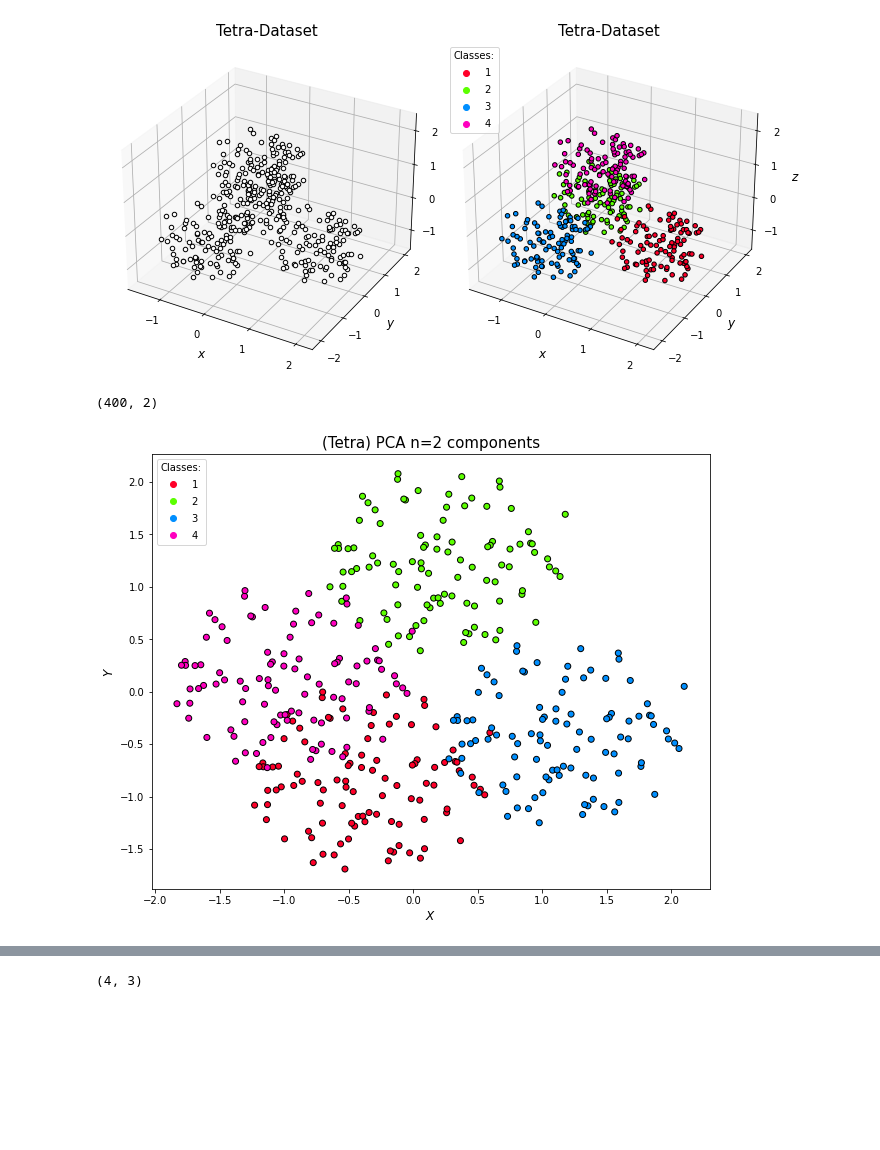
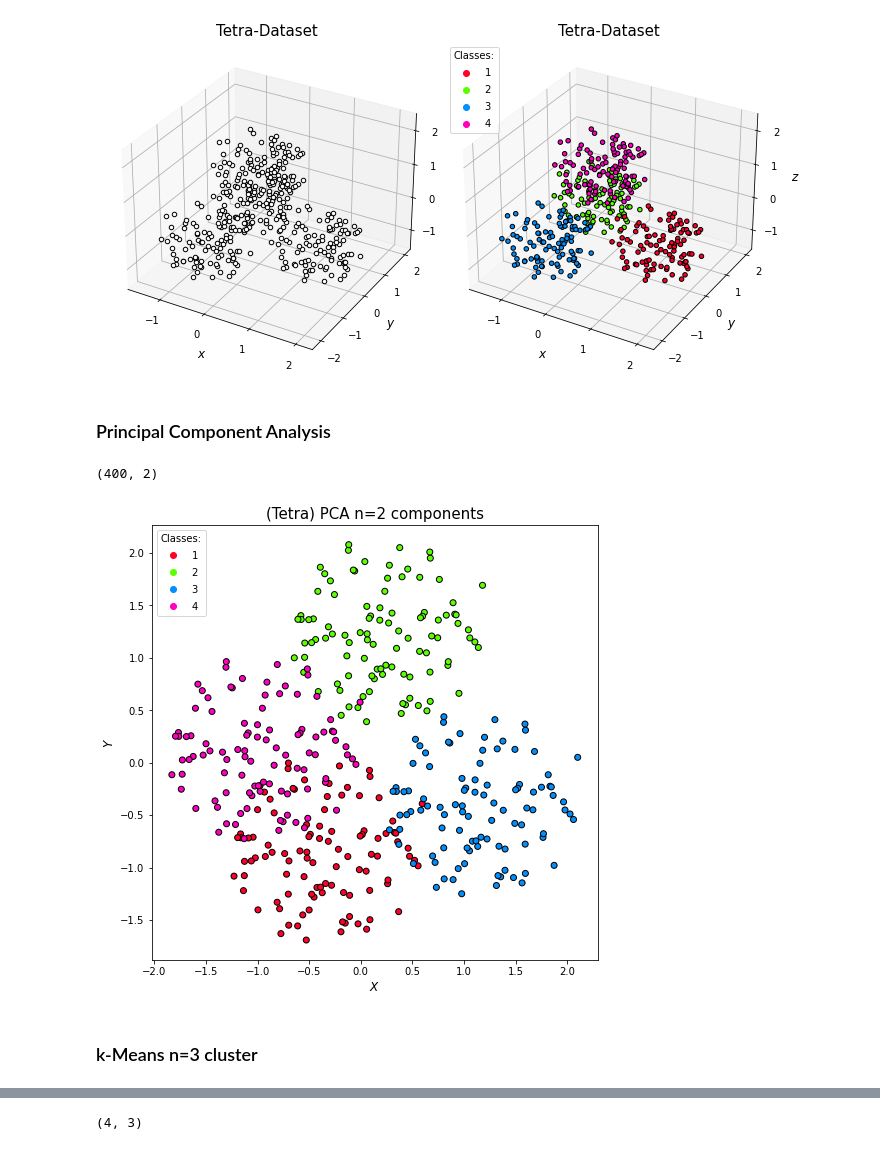
Before and after one commit to Timgrau/Machinelearning, a Jupyter notebook: Clustering/K-Means.ipynb, the cells around one changed output, grey strips where cells are left out. Drawn from its saved outputs; the diff is of its cells as text; code cells hidden in the pictures; blank space fills up the shorter version.

```diff
--- a/Clustering/K-Means.ipynb
+++ b/Clustering/K-Means.ipynb
@@ -65,6 +67,8 @@ plt.subplots_adjust(wspace=0.04)
 plt.show()
 # %% [output]
 [figure]
+# %% [markdown]
+### Principal Component Analysis
 # %%
 # Principal Component Analysis (PCA)
 
@@ -76,18 +80,22 @@ X_tetra_low.shape
 # %% [output]
 (400, 2)
 # %%
+import matplotlib.cm as cm
+
 # Have a look at the PCA results
 
-plt.figure(figsize=(10, 8))
+plt.figure(figsize=(8, 8))
 scatter = plt.scatter(X_tetra_low[:, 0], X_tetra_low[:, 1],
                       c=Y_tetra, edgecolor="black",
                       cmap=cm.gist_rainbow)
 plt.legend(*scatter.legend_elements(),
            title="Classes:", loc="upper left")
 plt.ylabel("$Y$", size=12)
 plt.xlabel("$X$", size=12)
 plt.title("(Tetra) PCA n=2 components", size=15)
 #plt.savefig("tetra_pca.pdf", dpi = 300, bbox_inches="tight")
 plt.show()
 # %% [output]
-[figure, old version]
+[figure, new version]
+# %% [markdown]
+### k-Means n=3 cluster
```
Also changed, not shown: parts of 13 cells of this notebook, 3 other files.
